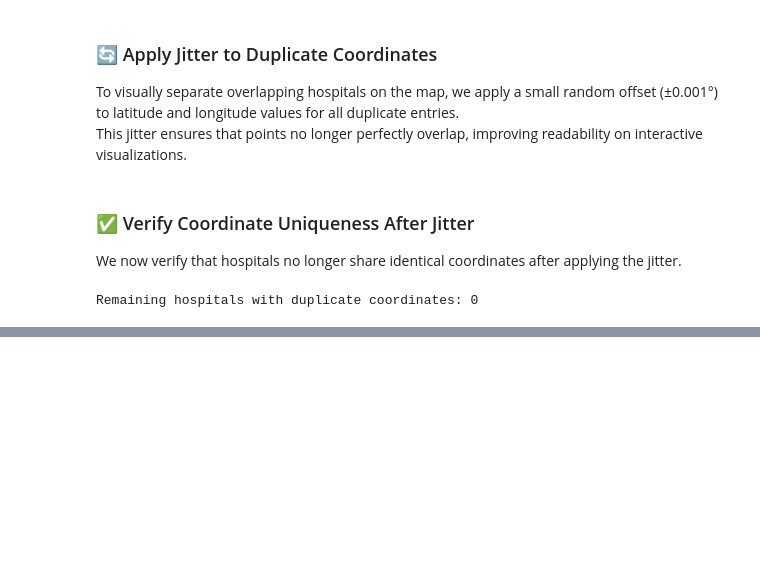
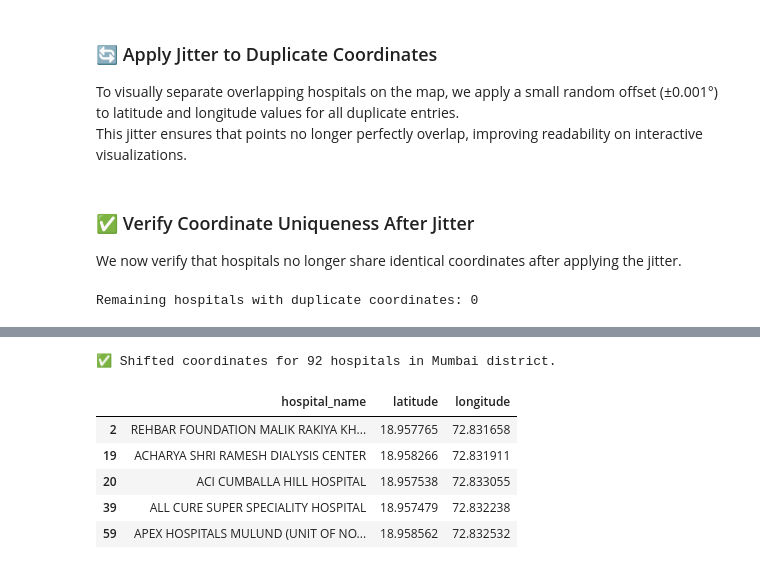
Before and after one commit to nikhil-dhumal/EquiHealth, a Jupyter notebook: scripts/scrape-health-data.ipynb, the cells around one changed output, grey strips where cells are left out. Cells and saved outputs as stored; diff of their text form; code cells hidden in the pictures; blank space fills up the shorter version.

Commit message:
correct lat long for Mumbai district

```diff
--- a/scripts/scrape-health-data.ipynb
+++ b/scripts/scrape-health-data.ipynb
@@ -1796,0 +1804,3 @@ hospital_df.to_csv("../data/maharashtra/hospital.csv", index=False)
+# %%
+district_df = pd.read_csv("../data/maharashtra/district.csv")
+hospital_df = pd.read_csv("../data/maharashtra/hospital.csv")
@@ -1796,0 +1843,13 @@ hospital_df.to_csv("../data/maharashtra/hospital.csv", index=False)
+# %%
+# Correct coordinates for Mumbai only
+corrections = {
+    "MUMBAI": (18.9582, 72.8321),
+}
+
+for name, (lat, lon) in corrections.items():
+    mask = district_df["district_name"].str.upper() == name
+    district_df.loc[mask, ["latitude", "longitude"]] = (lat, lon)
+
+district_df[
+    district_df["district_name"].str.upper().str.contains("MUMBAI")
+][["district_name", "latitude", "longitude"]]
@@ -1796,0 +1868,28 @@ hospital_df.to_csv("../data/maharashtra/hospital.csv", index=False)
+# %%
+# Old and new coordinates for Mumbai district
+old_lat, old_lon = 19.446041, 72.363737
+new_lat, new_lon = 18.9582, 72.8321
+
+# Calculate offsets
+lat_diff = new_lat - old_lat
+lon_diff = new_lon - old_lon
+
+# Apply the offset to all hospitals in the Mumbai district
+mumbai_id = district_df.loc[
+    district_df["district_name"].str.upper() == "MUMBAI", "district_id"
+].iloc[0]
+
+mask = hospital_df["district_id"] == mumbai_id
+
+hospital_df.loc[mask, "latitude"] += lat_diff
+hospital_df.loc[mask, "longitude"] += lon_diff
+
+print(f"✅ Shifted coordinates for {mask.sum()} hospitals in Mumbai district.")
+# %% [output]
+✅ Shifted coordinates for 92 hospitals in Mumbai district.
+|  | hospital_name | latitude | longitude |
+| 2 | REHBAR FOUNDATION MALIK RAKIYA KH... | 18.957765 | 72.831658 |
+| 19 | ACHARYA SHRI RAMESH DIALYSIS CENTER | 18.958266 | 72.831911 |
+| 20 | ACI CUMBALLA HILL HOSPITAL | 18.957538 | 72.833055 |
+| 39 | ALL CURE SUPER SPECIALITY HOSPITAL | 18.957479 | 72.832238 |
+| 59 | APEX HOSPITALS MULUND (UNIT OF NO... | 18.958562 | 72.832532 |
```
Also changed, not shown: parts of 8 cells of this notebook, 2 other files.
